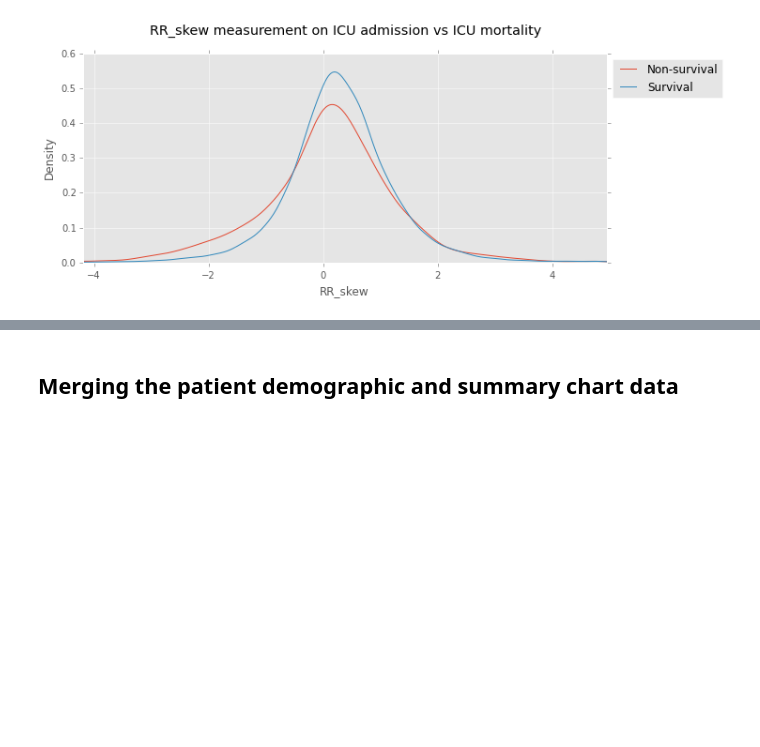
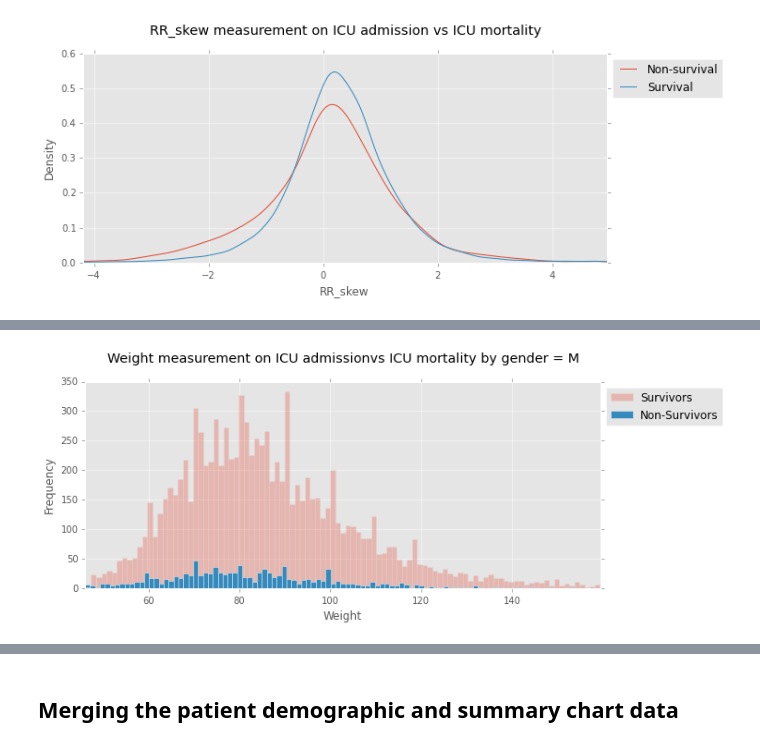
Before and after one commit to RJBeetel3/mimic3_analysis, a Jupyter notebook: CHARTEVENTS_FIRST24.ipynb, the cells around one changed output, grey strips where cells are left out. Saved outputs shown, nothing was run; the diff lists cells and outputs as text; code cells hidden in the pictures; blank space fills up the shorter version.

```diff
--- a/CHARTEVENTS_FIRST24.ipynb
+++ b/CHARTEVENTS_FIRST24.ipynb
@@ -731,0 +589,11 @@ data3.set_index(['icustay_id'], inplace = True)
+# %%
+col = const_dict.keys()[0]
+col2 = const_dict_names[col]
+print "{}   {}".format(col, col2)
+
+dead = const_dict[col][(const_dict[col].hospital_expired_flag == 0)&
+                          (const_dict[col].gender == gend)&
+                          (const_dict[col][col2] >20)&
+                          (const_dict[col][col2] < 700)]
+display(dead[dead[col2] > 500])
+display(dead.describe())
@@ -731,0 +615,80 @@ data3.set_index(['icustay_id'], inplace = True)
+# %%
+for col in const_dict.keys():
+
+    col2 = const_dict_names[col]
+    vals = list(const_dict[col][col2].unique())
+
+    gender = ['M', 'F']
+
+    for gend in gender:
+
+        print gend
+        dead = const_dict[col][(const_dict[col].hospital_expired_flag == 1)&
+                              (const_dict[col].gender == gend)]
+                          #&(const_dict[col][col2] >20)]
+        dead.name = 'Non_Survivors'
+        live = const_dict[col][(const_dict[col].hospital_expired_flag == 0)&
+                              (const_dict[col].gender == gend)]
+                          #&(const_dict[col][col2] >20)]
+        live.name = 'Survivors'
+
+
+        #display(dummy.head())
+        # MAY WANT TO DO THIS WITH SURVIVOR AND NON-SURVIVOR GROUPS
+        '''
+        all_outliers = []
+        # TODO: Calculate Q1 (25th percentile of the data) for the given feature
+        Q1 = np.percentile(dummy[dummy.columns[0]].dropna(), 25)
+        #print Q1
+        # TODO: Calculate Q3 (75th percentile of the data) for the given feature
+        Q3 = np.percentile(dummy[dummy.columns[0]].dropna(), 75)
+        #print Q3
+        # TODO: Use the interquartile range to calculate an outlier step (1.5 times the interquartile range)
+        step = 1.5*(Q3 - Q1)
+        # Display the outliers
+        # print "Data points considered outliers for the feature '{}':".format(feature)
+        # display(data2[~((data2[feature] >= Q1 - step) & (data2[feature] <= Q3 + step))])
+        # ~ == not
+        all_outliers.extend(dummy[~((dummy[dummy.columns[0]] >= Q1 - step) &
+                                  (dummy[dummy.columns[0]] <= Q3 + step))].index)
+        # OPTIONAL: Select the indices for data points you wish to remove
+        print "the total outlier indices = {}".format(len(all_outliers))
+
+        outliers  = all_outliers #list(outlier_df[outlier_df.counts 1>= 2].indices.values)
+        #print "the following data points are outliers and will be removed: \n{}".format(outliers)
+        # Remove the outliers, if any were specified
+        #display(outliers[:5])
+        #boxcox_data2 = boxcox_data.drop(boxcox_data.index[outliers]).reset_index(drop = True)
+        dummy.drop(outliers, inplace = True)# .reset_index(drop = True)
+        '''
+        maxx = 0.99
+        minn = 0.01
+
+        live_max = live[col2].quantile(maxx)
+        live_min = live[col2].quantile(minn)
+        dead_max = dead[col2].quantile(maxx)
+        dead_min = dead[col2].quantile(minn)
+        maxlim = max(live_max, dead_max)
+        minlim = min(live_min, dead_min)
+
+
+
+        plt.subplots(figsize=(10,4))
+        #live[(live[col2] < live_max) & (live[col2] > live_min)][col2].plot.hist(bins = 100, alpha=0.3,label='Survivors')
+        #live[(dead[col2] < dead_max) & (dead[col2] > dead_min)][col2].plot.hist(bins = 20, alpha=1.0,label='Non-Survivors')
+
+        live[(live[col2] < live_max) & (live[col2] > live_min)][col2].plot.hist(bins = 100,
+                                                                            alpha=0.3,label='Survivors')
+
+        dead[(dead[col2] < dead_max) & (dead[col2] > dead_min)][col2].plot.hist(bins = 100,
+                                                                            alpha=1.0,label='Non-Survivors')
+        # add title, labels etc.
+        plt.title('{} measurement on ICU admission'.format(col) +
+                   'vs ICU mortality by gender = {}\n'.format(gend))
+        plt.xlabel(col)
+        plt.legend(loc="upper left", bbox_to_anchor=(1,1),fontsize=12)
+
+
+        print "{}    {}".format(maxlim, minlim)
+        plt.xlim(minlim, maxlim)
+# %% [output]
@@ -731,0 +703 @@ data3.set_index(['icustay_id'], inplace = True)
+[figure, added]
```
Also changed, not shown: parts of 31 cells of this notebook, 1 other file.
